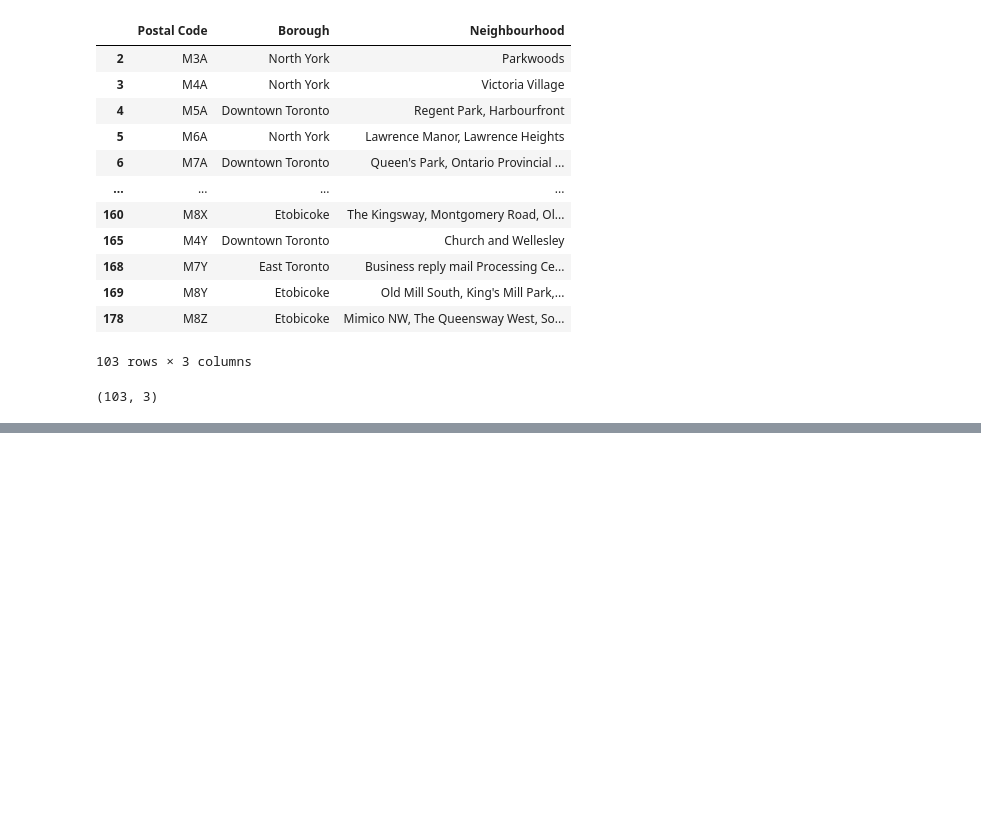
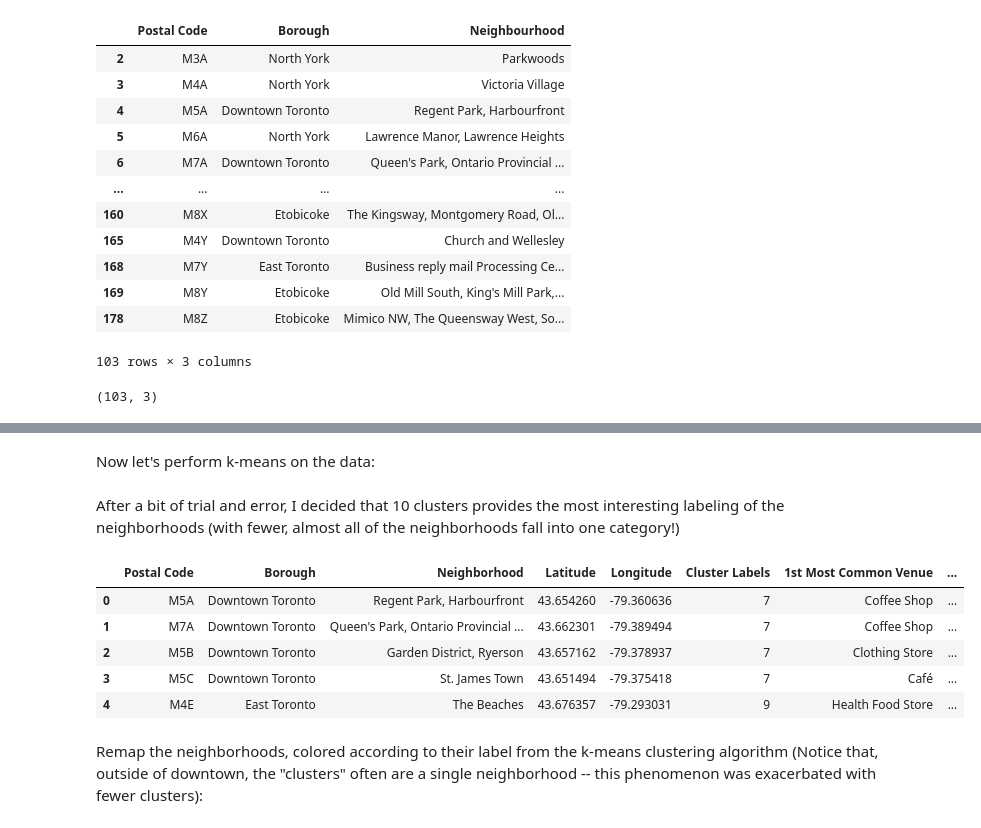
Before and after one commit to tvandenboom/Coursera_Capstone, a Jupyter notebook: torontoneighborhoods.ipynb, the cells around one changed output, grey strips where cells are left out. Cells and saved outputs as stored; diff of their text form; code cells hidden in the pictures; blank space fills up the shorter version.

```diff
--- a/torontoneighborhoods.ipynb
+++ b/torontoneighborhoods.ipynb
@@ -119,0 +494,27 @@ df.shape
+# %%
+def return_most_common_venues(row, num_top_venues):
+    row_categories = row.iloc[1:]
+    row_categories_sorted = row_categories.sort_values(ascending=False)
+
+    return row_categories_sorted.index.values[0:num_top_venues]
+
+num_top_venues = 3
+
+indicators = ['st', 'nd', 'rd']
+
+# create columns according to number of top venues
+columns = ['Neighborhood']
+for ind in np.arange(num_top_venues):
+    try:
+        columns.append('{}{} Most Common Venue'.format(ind+1, indicators[ind]))
+    except:
+        columns.append('{}th Most Common Venue'.format(ind+1))
+
+# create a new dataframe
+neighborhoods_venues_sorted = pd.DataFrame(columns=columns)
+neighborhoods_venues_sorted['Neighborhood'] = toronto_grouped['Neighborhood']
+
+for ind in np.arange(toronto_grouped.shape[0]):
+    neighborhoods_venues_sorted.iloc[ind, 1:] = return_most_common_venues(toronto_grouped.iloc[ind, :], num_top_venues)
+
+neighborhoods_venues_sorted.head()
@@ -119,0 +528,31 @@ df.shape
+# %% [markdown]
+Now let's perform k-means on the data:
+# %%
+# set number of clusters
+kclusters = 10
+
+toronto_grouped_clustering = toronto_grouped.drop('Neighborhood', 1)
+
+# run k-means clustering
+kmeans = KMeans(n_clusters=kclusters, random_state=0).fit(toronto_grouped_clustering)
+
+# add clustering labels
+neighborhoods_venues_sorted.insert(0, 'Cluster Labels', kmeans.labels_)
+
+toronto_merged = neighborhoods
+
+# merge manhattan_grouped with manhattan_data to add latitude/longitude for each neighborhood
+toronto_merged = toronto_merged.join(neighborhoods_venues_sorted.set_index('Neighborhood'), on='Neighborhood')
+# %% [markdown]
+After a bit of trial and error, I decided that 10 clusters provides the most interesting labeling of the neighborhoods (with fewer, almost all of the neighborhoods fall into one category!)
+# %%
+toronto_merged.head()
+# %% [output]
+|  | Postal Code | Borough | Neighborhood | Latitude | Longitude | Cluster Labels | 1st Most Common Venue | ... |
+| 0 | M5A | Downtown Toronto | Regent Park, Harbourfront | 43.654260 | -79.360636 | 7 | Coffee Shop | ... |
+| 1 | M7A | Downtown Toronto | Queen's Park, Ontario Provincial ... | 43.662301 | -79.389494 | 7 | Coffee Shop | ... |
+| 2 | M5B | Downtown Toronto | Garden District, Ryerson | 43.657162 | -79.378937 | 7 | Clothing Store | ... |
+| 3 | M5C | Downtown Toronto | St. James Town | 43.651494 | -79.375418 | 7 | Café | ... |
+| 4 | M4E | East Toronto | The Beaches | 43.676357 | -79.293031 | 9 | Health Food Store | ... |
+# %% [markdown]
+Remap the neighborhoods, colored according to their label from the k-means clustering algorithm (Notice that, outside of downtown, the "clusters" often are a single neighborhood -- this phenomenon was exacerbated with fewer clusters):
```
Also changed, not shown: parts of 42 cells of this notebook.
